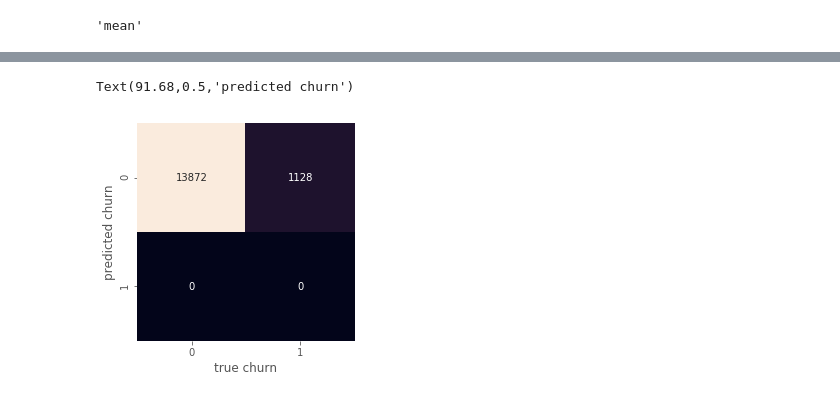
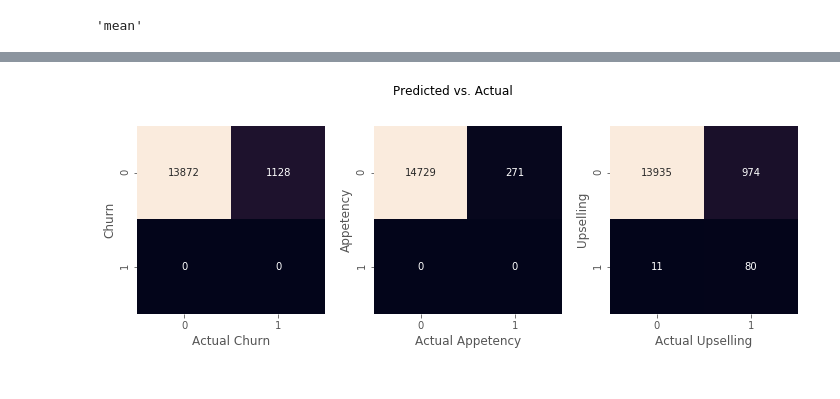
Before and after one commit to amommendes/kdd_cup, a Jupyter notebook: KDD Churn.ipynb, the cells around one changed output, grey strips where cells are left out. Cells and saved outputs as stored; diff of their text form; code cells hidden in the pictures.

```diff
--- a/KDD Churn.ipynb
+++ b/KDD Churn.ipynb
@@ -215,27 +223,8 @@ X_processed.shape
 # %%
-# Models Naive Bayes
-from sklearn.naive_bayes import GaussianNB
-from sklearn.linear_model import LogisticRegression
+# Merging features
 from sklearn.cross_validation import train_test_split
-from sklearn.ensemble import RandomForestClassifier
-
+X_processed = X_numericas.merge(X_categoricas, left_index=True, right_index=True)
+X_processed.shape
 X_train, X_test, y1_train, y1_test = train_test_split(X_processed, y1, random_state=0, train_size=0.7)
-#X_train, X_test, y1_train, y1_test = train_test_split(X, y1, random_state=0, train_size=0.7)
-
-model = RandomForestClassifier(n_estimators=1000, random_state=0)
-#model = GaussianNB()
-#model = LogisticRegression()
-
-model.fit(X_train, y1_train.values.ravel());
+X_train, X_test, y2_train, y2_test = train_test_split(X_processed, y2, random_state=0, train_size=0.7)
+X_train, X_test, y3_train, y3_test = train_test_split(X_processed, y3, random_state=0, train_size=0.7)
-# %%
-from sklearn.metrics import confusion_matrix
-
-y1_predicted = model.predict(X_test)
-
-mat = confusion_matrix(y1_test, y1_predicted)
-sns.heatmap(mat.T, square=True, annot=True, fmt='d', cbar=False)
-plt.xlabel('true churn')
-plt.ylabel('predicted churn')
-# %% [output]
-Text(91.68,0.5,'predicted churn')
-[figure, removed]
@@ -242,3 +262,23 @@ Text(91.68,0.5,'predicted churn')
+# %%
+fig,axn = plt.subplots(1,3, sharex=False, sharey=False, figsize=(10,4))
+
+mat1 = confusion_matrix(y1_test, y1_predicted)
+mat2 = confusion_matrix(y2_test, y2_predicted)
+mat3 = confusion_matrix(y3_test, y3_predicted)
+
+sns.heatmap(mat1.T, square=True, annot=True, fmt='d', cbar=False,ax=axn.flat[0], )
+sns.heatmap(mat2.T, square=True, annot=True, fmt='d', cbar=False,ax=axn.flat[1])
+sns.heatmap(mat3.T, square=True, annot=True, fmt='d', cbar=False,ax=axn.flat[2])
+fig.suptitle('Predicted vs. Actual')
+axn[0].set_ylabel('Churn')
+axn[1].set_ylabel('Appetency')
+axn[2].set_ylabel('Upselling')
+axn[0].set_xlabel('Actual Churn')
+axn[1].set_xlabel('Actual Appetency')
+axn[2].set_xlabel('Actual Upselling')
+plt.tight_layout()
+# %% [output]
+[figure, added]
 # %%
 #import statsmodels.api as sm
 #logit_model=sm.Logit(y1_train,X_train)
```
Also changed, not shown: parts of 19 cells of this notebook.
